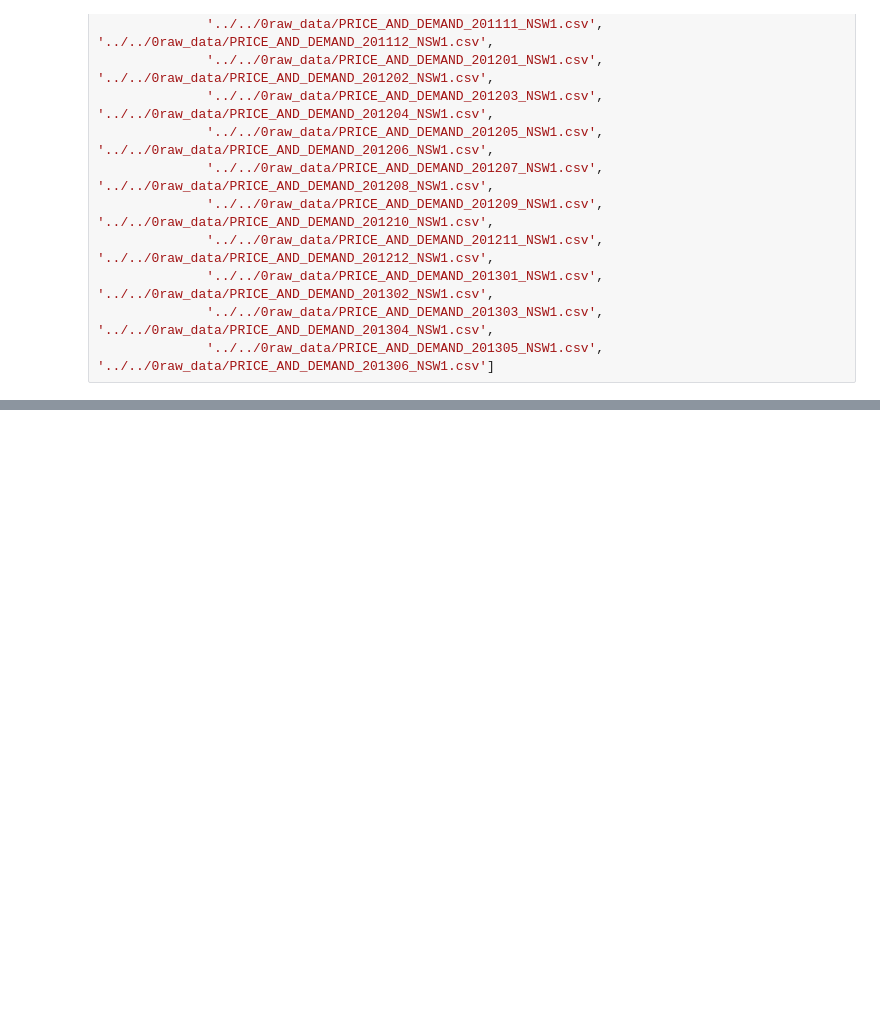
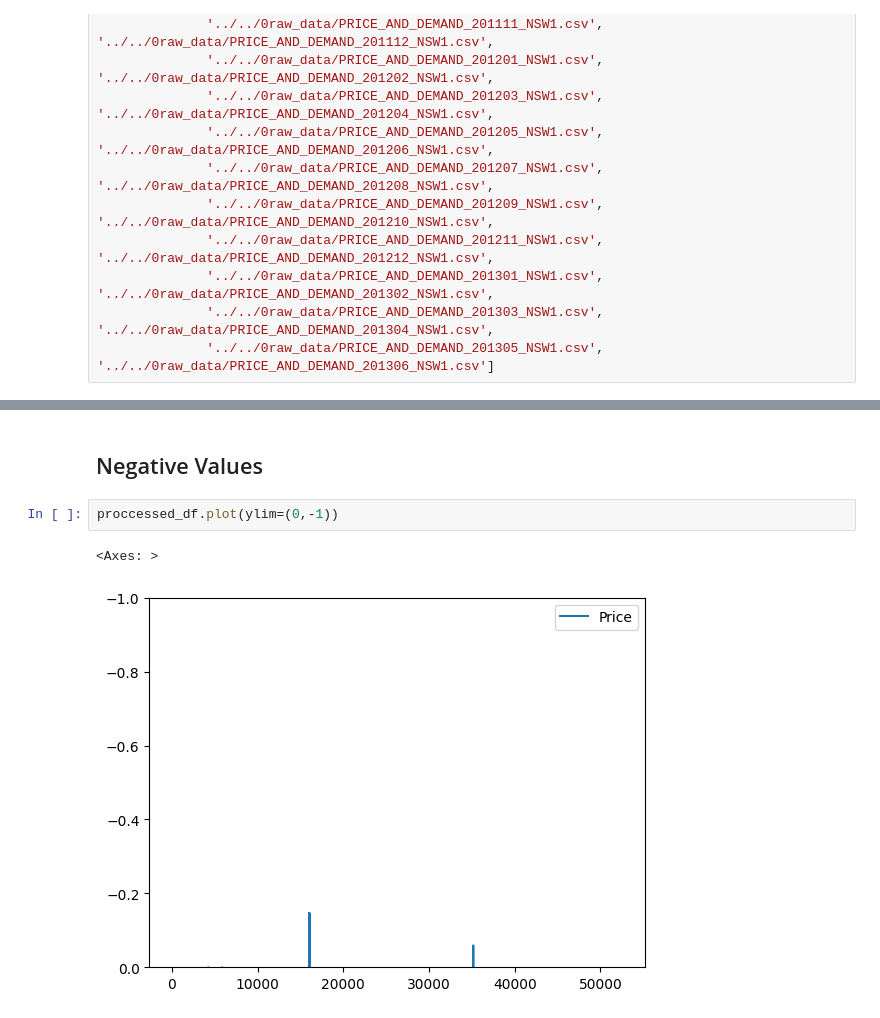
Before and after one commit to JonasSievers/Federated-Reinforcement-Learning-for-Battery-Charging, a Jupyter notebook: data/1process_data/data_preprocessing_scripts/price_preproccessing.ipynb, the cells around one changed output, grey strips where cells are left out. Drawn from its saved outputs; the diff is of its cells as text; blank space fills up the shorter version.

```diff
--- a/data/1process_data/data_preprocessing_scripts/price_preproccessing.ipynb
+++ b/data/1process_data/data_preprocessing_scripts/price_preproccessing.ipynb
@@ -57,0 +104,7 @@ proccessed_df.to_csv("../processed_price.csv", sep=',', index=False, encoding='u
+# %% [markdown]
+## Negative Values
+# %%
+proccessed_df.plot(ylim=(0,-1))
+# %% [output]
+<Axes: >
+[figure, added]
```
Also changed, not shown: parts of 41 cells of this notebook, 6 other files.
